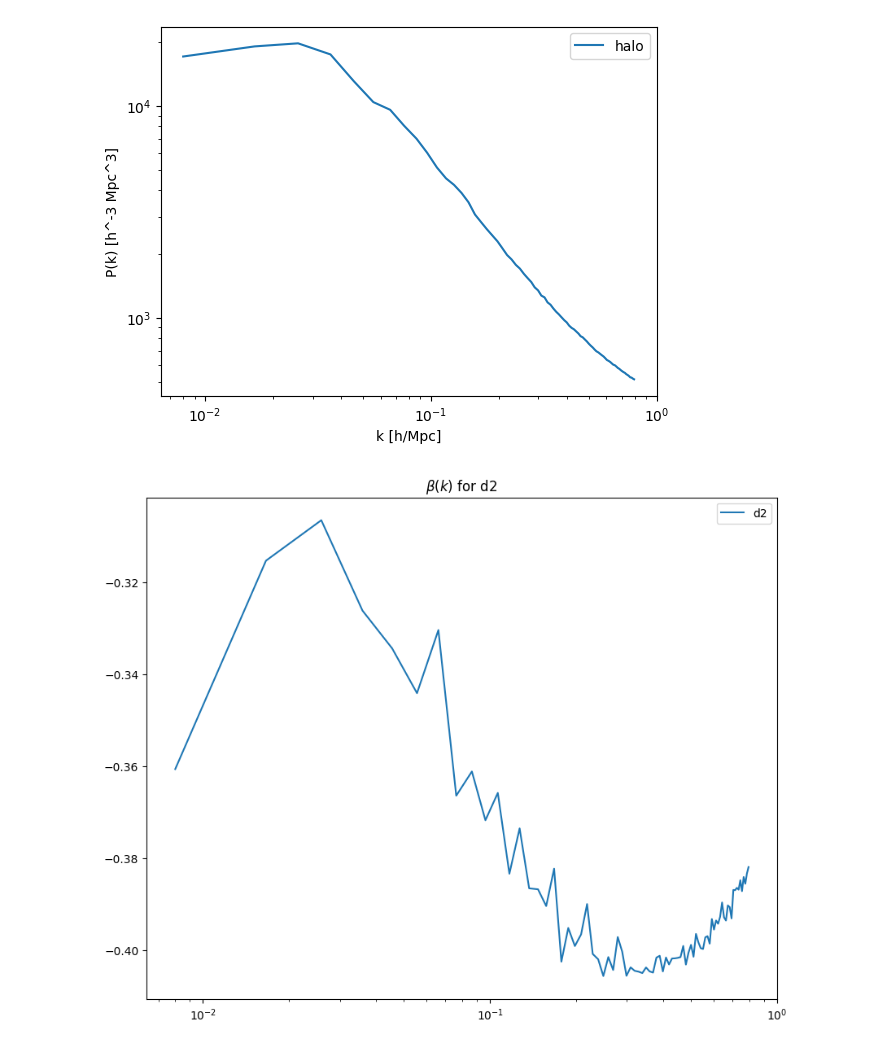
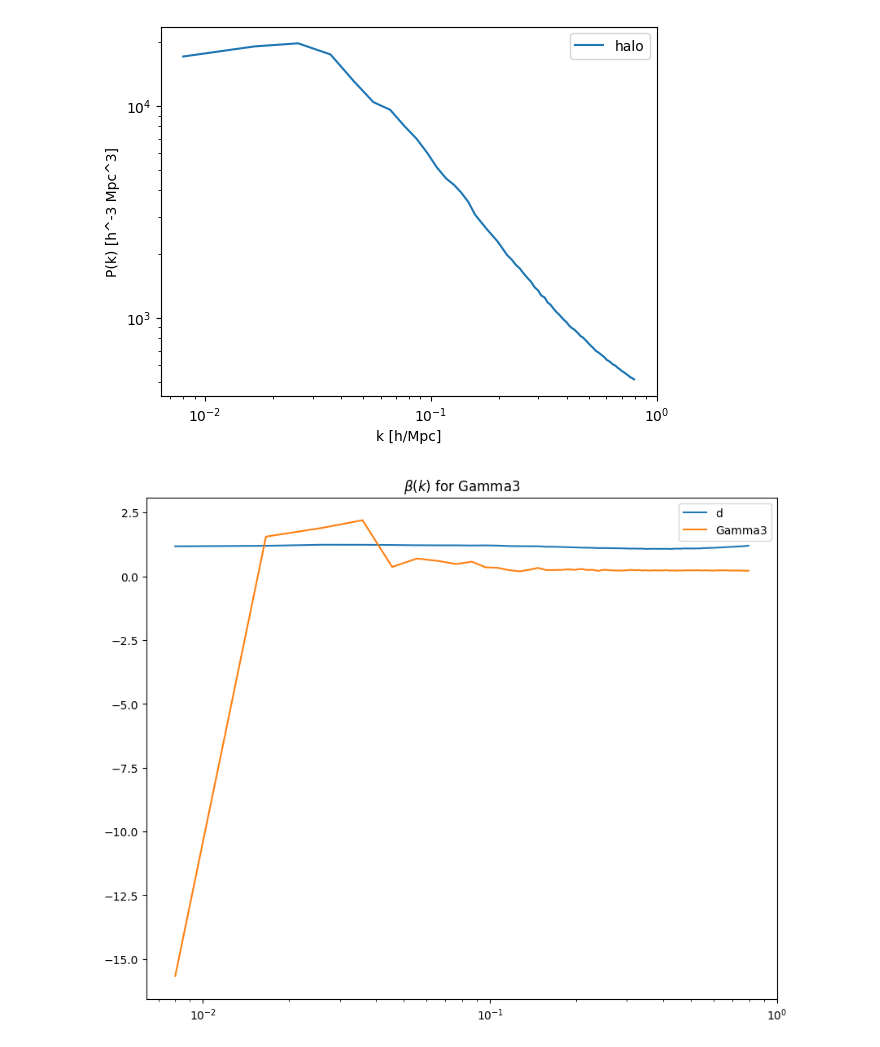
Before and after one commit to kazakitsu/PT-field-modeling, a Jupyter notebook: example/halo_test.ipynb, the cells around one changed output. Drawn from its saved outputs; the diff is of its cells as text; code cells hidden in the pictures.

```diff
--- a/example/halo_test.ipynb
+++ b/example/halo_test.ipynb
@@ -46,20 +51,27 @@ ics_1024_k *= growth
 
 ics_k_jax = PT_field.coord_jax.func_reduce_hermite(ng, jnp.array(ics_1024_k))
 # %%
-ng_L = int(2.0*ng)
+ng_pad = int(2.0*ng)
 ### to avoid aliasing; for the quad fields, 1.5 is recommended, for cubic fields, 2.0 is recommended
+
+ng_L = ng
+ng_L = int(1.1*ng) ### In principle, this can be set to ng, but it seems beetter to have larger grid
+if ng_L % 2 !=0:
+    ng_L += 1
+print(ng_L)
 
 window_order = 2
 interlace = True
 
-model = PT_field.LPT_Forward(boxsize=boxsize, ng_L=ng_L, ng_E=ng_E,
+model = PT_field.LPT_Forward(boxsize=boxsize, ng=ng, ng_L=ng_L, ng_E=ng_E,ng_pad=ng_pad,
                              mas_cfg=(window_order, interlace),
                              rsd=False, lya=False, lpt_order=1, bias_order=3,
                              renormalize=False,
+                             #renormalize=True,
                              dtype=base_dtype,
                              )
 
 shifted_fields = model.get_shifted_fields(ics_k_jax, growth_f=growth_f, field_type='scalar')
 
 idx_to_fields = {0:'1',  1:'d',  2:'d2',  3:'G2',
-                 4:'d3', 5:'dG2', 6:'G3', 7:'Gamma3'}
+                 4:'d3', 5:'dG2', 6:'G3', 7:'Gamma3', 8:'S3'}
@@ -89,10 +104,10 @@ plt.yscale('log')
 # %%
-shifted_1, shifted_d, shifted_d2, shifted_G2, shifted_d3, shifted_dG2, shifted_G3, shifted_Gamma3 = shifted_fields
+shifted_1, shifted_d, shifted_d2, shifted_G2, shifted_d3, shifted_dG2, shifted_G3, shifted_Gamma3, shifted_S3, = shifted_fields
 # %%
 orthogonalized_fields = PT_field.orthogonalize(
     jnp.array([shifted_d,
                shifted_d2, shifted_G2,
-               shifted_d3, shifted_dG2, shifted_G3, shifted_Gamma3]),
+               shifted_d3, shifted_dG2, shifted_G3, shifted_Gamma3, shifted_S3]),
                boxsize=boxsize,
                k_edges=k_edges, mu_edges=mu_edges,
                measure_pk=measure_pk_E,
@@ -100,7 +115,7 @@ orthogonalized_fields = PT_field.orthogonalize(
                dtype=base_dtype,
                )
 
-idx_to_ortho_fields = {0:'d', 1:'d2', 2:'G2', 3:'d3', 4:'G2d', 5:'G3', 6:'Gamma3'}
+idx_to_ortho_fields = {0:'d', 1:'d2', 2:'G2', 3:'d3', 4:'G2d', 5:'G3', 6:'Gamma3', 7:'S3'}
 # %%
 k_arr, rij = PT_field.compute_corr_2d(orthogonalized_fields, mu_edges, measure_pk=measure_pk_E)
 PT_field.check_max_rij(rij)
@@ -177,17 +192,23 @@ beta_tab = model.get_beta(halo_density, orthogonalized_fields,
 # %%
 plt.figure(figsize=(10,8))
 
-i_field = 1
+i_field = 0
 field = idx_to_ortho_fields[i_field]
-
 plt.plot(k_arr, beta_tab[i_field,:,i_mu],
          label=f'{field}')
+
+i_field = 6
+field = idx_to_ortho_fields[i_field]
+plt.plot(k_arr, beta_tab[i_field,:,i_mu],
+         label=f'{field}')
+
 
 plt.title(r'$\beta(k)$'+f' for {field}')
 plt.legend()
 plt.xscale('log')
+#plt.ylim(-5,5)
 # %% [output]
-[figure, old version]
+[figure, new version]
 # %%
 delta_g_k_linear = model.get_final_field(orthogonalized_fields[0,None],
                                          beta_tab[0,None],
```
Also changed, not shown: parts of 7 cells of this notebook, 7 other files.
